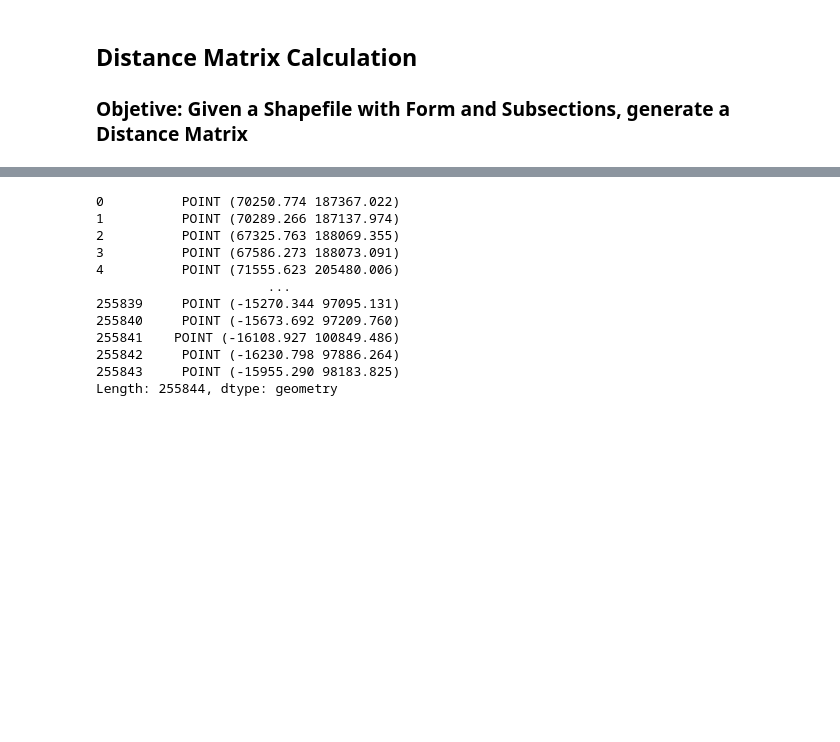
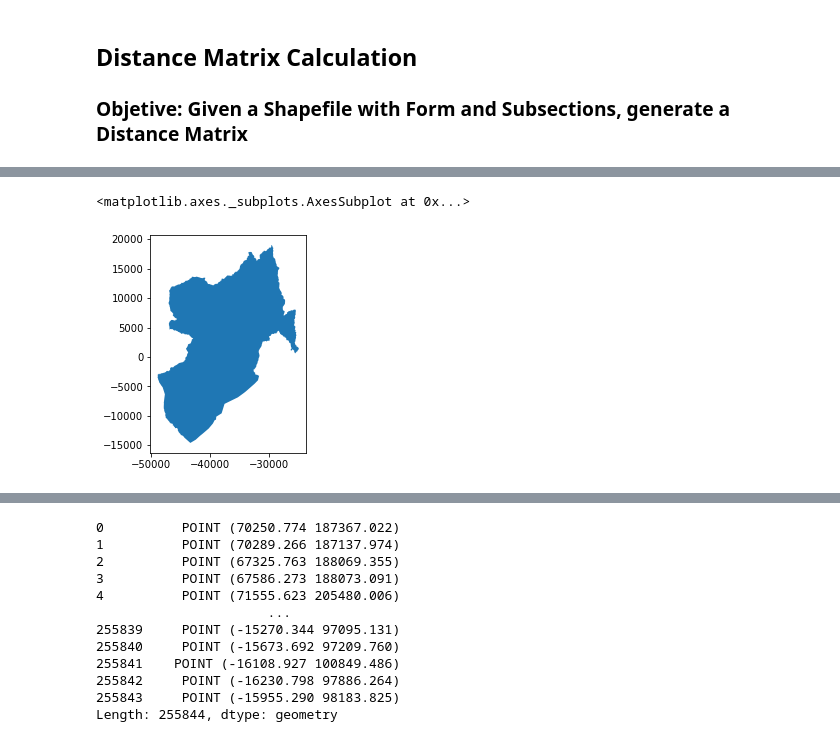
Before and after one commit to fillipefeitosa/gettin, a Jupyter notebook: pandana/Distance Matrix.ipynb, the cells around one changed output, grey strips where cells are left out. Saved outputs shown, nothing was run; the diff lists cells and outputs as text; code cells hidden in the pictures; blank space fills up the shorter version.

```diff
--- a/pandana/Distance Matrix.ipynb
+++ b/pandana/Distance Matrix.ipynb
@@ -107,5 +135,10 @@ bgri.index = bgri.BGRI11
 # %%
 shape_df = select_shape('DTMN11', '1421', polygons)
+# %%
+shape_df.plot()
+# %% [output]
+<matplotlib.axes._subplots.AxesSubplot at 0x...>
+[figure, added]
 # %%
 myNetwork = get_network(shape_df)
 # %%
```
Also changed, not shown: parts of 25 cells of this notebook, 3 other files.
